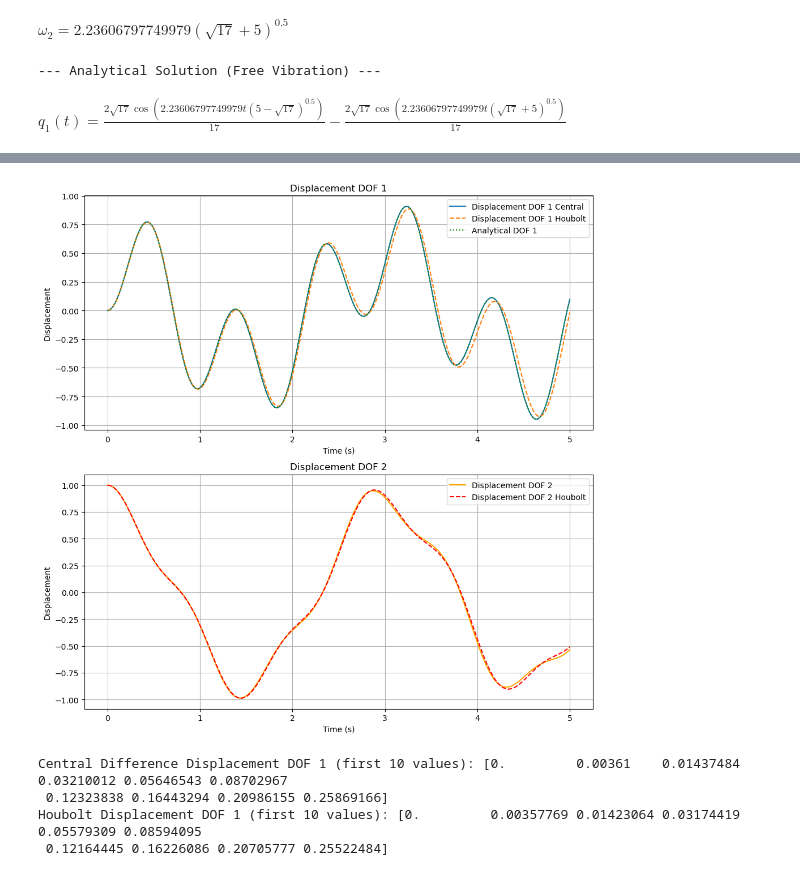
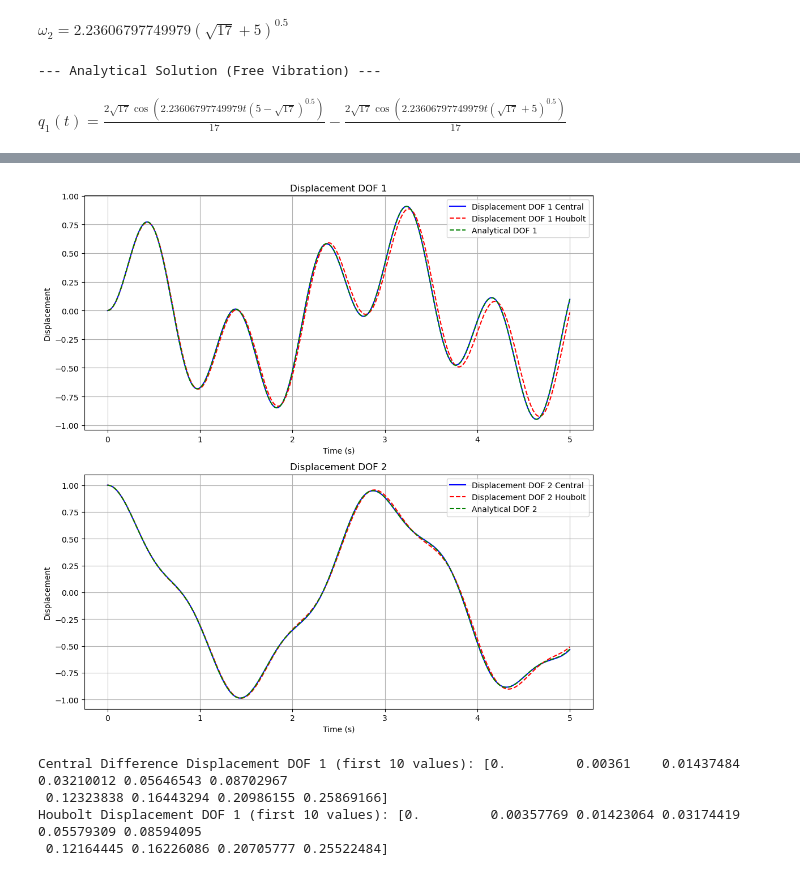
Before and after one commit to AndreCox/ENGR-492, a Jupyter notebook: eomsolver.ipynb, the cells around one changed output, grey strips where cells are left out. Drawn from its saved outputs; the diff is of its cells as text; code cells hidden in the pictures.

Commit message:
Fixed graphing

```diff
--- a/eomsolver.ipynb
+++ b/eomsolver.ipynb
@@ -614,38 +614,42 @@ plt.figure(figsize=(10,10))
 
 # DOF 1
 plt.subplot(2, 1, 1)
-plt.plot(t_vals, u_central[0, :], label='Displacement DOF 1 Central')
-plt.plot(t_vals, u_houbolt[0, :], label='Displacement DOF 1 Houbolt', linestyle='--')
+plt.plot(t_vals, u_central[0, :], label='Displacement DOF 1 Central', color='blue')
+plt.plot(t_vals, u_houbolt[0, :], label='Displacement DOF 1 Houbolt', linestyle='--', color='red')
 # Analytical solution for DOF 1
 q1_analytical = [float(q_sol[0].subs({t: tv})) for tv in t_vals]
-plt.plot(t_vals, q1_analytical, label='Analytical DOF 1', linestyle=':', color='green')
+plt.plot(t_vals, q1_analytical, label='Analytical DOF 1', linestyle='--', color='green')
 plt.title('Displacement DOF 1')
 plt.xlabel('Time (s)')
 plt.ylabel('Displacement')
 plt.legend()
 plt.grid()
 
 # DOF 2
 plt.subplot(2, 1, 2)
-plt.plot(t_vals, u_central[1, :], label='Displacement DOF 2', color='orange')
+plt.plot(t_vals, u_central[1, :], label='Displacement DOF 2 Central', color='blue')
 plt.plot(t_vals, u_houbolt[1, :], label='Displacement DOF 2 Houbolt', linestyle='--', color='red')
+# Analytical solution for DOF 2
+q2_analytical = [float(q_sol[1].subs({t: tv})) for tv in t_vals]
+plt.plot(t_vals, q2_analytical, label='Analytical DOF 2', linestyle='--', color='green')
+
 plt.title('Displacement DOF 2')
 plt.xlabel('Time (s)')
 plt.ylabel('Displacement')
 plt.legend()
 plt.grid()
 
 plt.tight_layout()
 plt.show()
 
 # print the heads of the displacement arrays for comparison
 print("Central Difference Displacement DOF 1 (first 10 values):", u_central[0, :10])
 print("Houbolt Displacement DOF 1 (first 10 values):", u_houbolt[0, :10])
 # %% [output]
 --- Analytical Solution (Free Vibration) ---
 $\displaystyle q_1(t) = \frac{2 \sqrt{17} \cos{\left(2.23606797749979 t \left(5 - \sqrt{17}\right)^{0.5} \right)}}{17} - \frac{2 \sqrt{17} \cos{\left(2.23606797749979 t \left(\sqrt{17} + 5\right)^{0.5} \right)}}{17}$
 $\displaystyle q_2(t) = \frac{3 \sqrt{17} \cos{\left(2.23606797749979 t \left(5 - \sqrt{17}\right)^{0.5} \right)}}{34} + \frac{\cos{\left(2.23606797749979 t \left(5 - \sqrt{17}\right)^{0.5} \right)}}{2} - \frac{3 \sqrt{17} \cos{\left(2.23606797749979 t \left(\sqrt{17} + 5\right)^{0.5} \right)}}{34} + \frac{\cos{\left(2.23606797749979 t \left(\sqrt{17} + 5\right)^{0.5} \right)}}{2}$
-[figure, old version]
+[figure, new version]
 Central Difference Displacement DOF 1 (first 10 values): [0.         0.00361    0.01437484 0.03210012 0.05646543 0.08702967
  0.12323838 0.16443294 0.20986155 0.25869166]
 Houbolt Displacement DOF 1 (first 10 values): [0.         0.00357769 0.01423064 0.03174419 0.05579309 0.08594095
```
